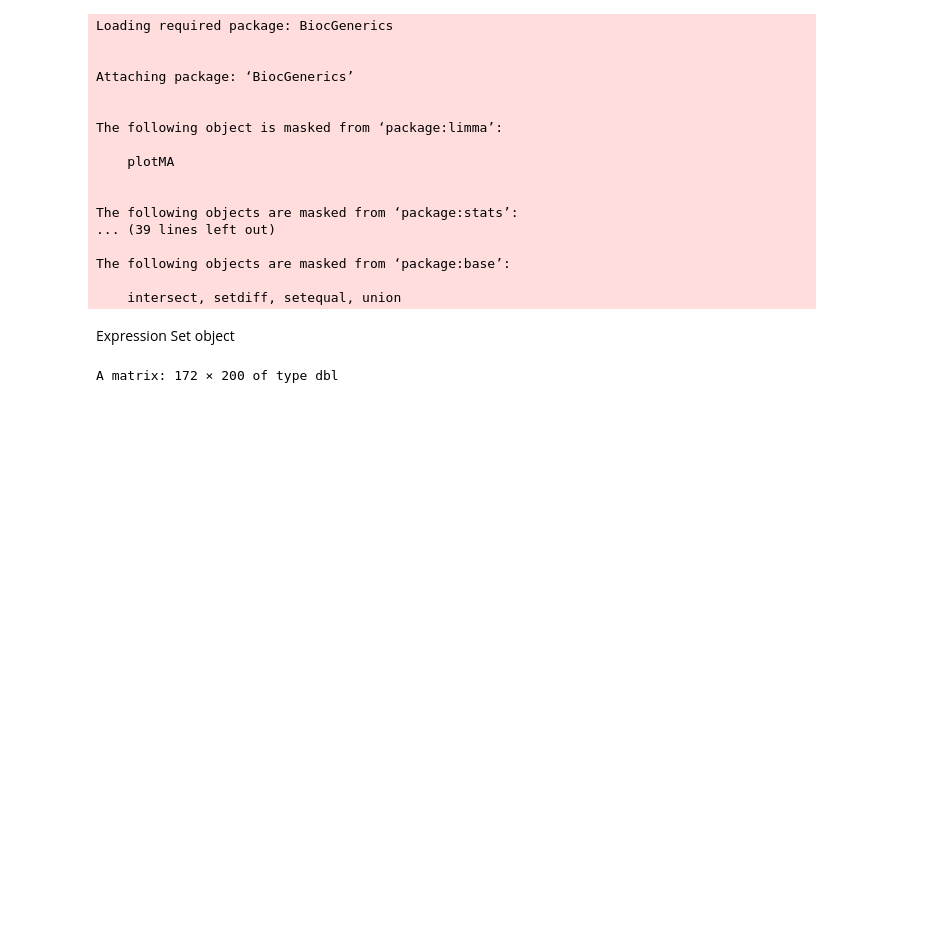
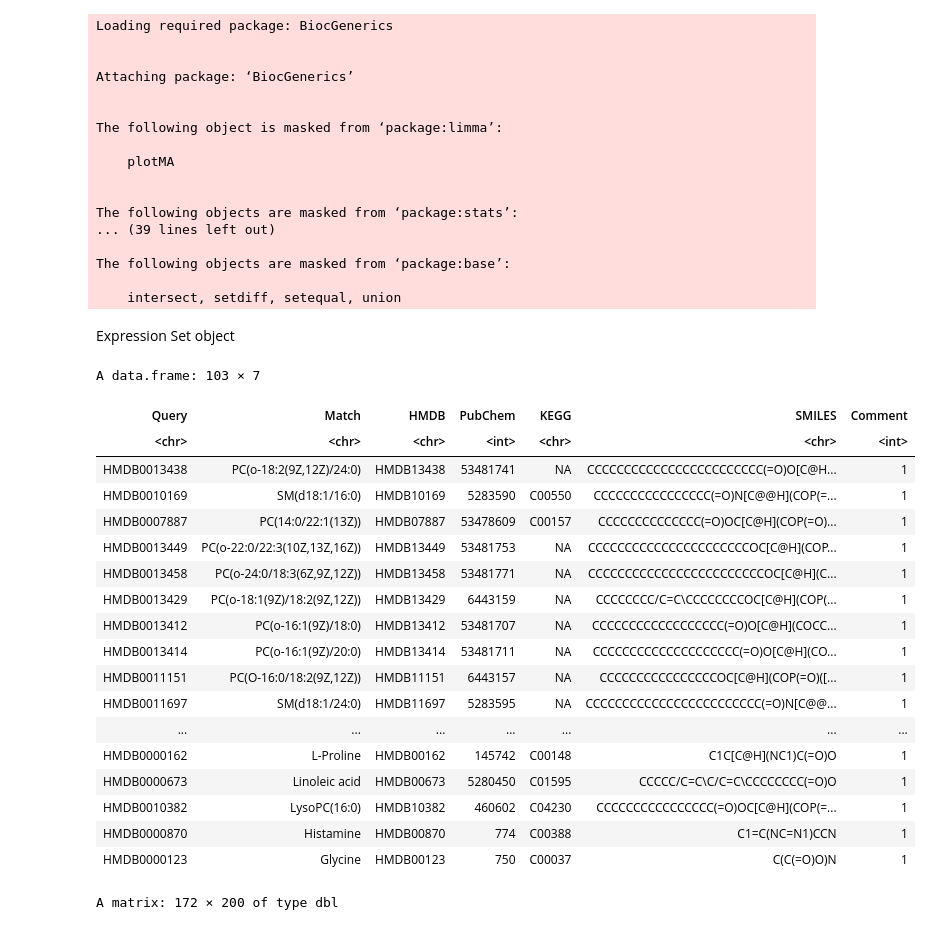
Before and after one commit to lanagarmire/AD_multi_Omics, a Jupyter notebook: 2_limma_LMCI_META.ipynb, the cells around one changed output. Drawn from its saved outputs; the diff is of its cells as text; code cells hidden in the pictures; blank space fills up the shorter version.

```diff
--- a/2_limma_LMCI_META.ipynb
+++ b/2_limma_LMCI_META.ipynb
@@ -32,3 +31,30 @@ data <- read.csv("extdata/all_lmci_metab_hmdb_lilikoi.csv", header=TRUE)
+# %%
+for (i in 1:nrow(name_map)){
+    number=substr(name_map$HMDB[i], nchar(name_map$HMDB[i]) - 5 + 1, nchar(name_map$HMDB[i]))
+    hmdb_name=paste("HMDB",number,sep="")
+    name_map$HMDB[i]=hmdb_name
+}
+name_map
+# %% [output]
+A data.frame: 103 × 7
+| Query | Match | HMDB | PubChem | KEGG | SMILES | Comment |
+| <chr> | <chr> | <chr> | <int> | <chr> | <chr> | <int> |
+| HMDB0013438 | PC(o-18:2(9Z,12Z)/24:0) | HMDB13438 | 53481741 | NA | CCCCCCCCCCCCCCCCCCCCCCCC(=O)O[C@H... | 1 |
+| HMDB0010169 | SM(d18:1/16:0) | HMDB10169 | 5283590 | C00550 | CCCCCCCCCCCCCCCC(=O)N[C@@H](COP(=... | 1 |
+| HMDB0007887 | PC(14:0/22:1(13Z)) | HMDB07887 | 53478609 | C00157 | CCCCCCCCCCCCCC(=O)OC[C@H](COP(=O)... | 1 |
+| HMDB0013449 | PC(o-22:0/22:3(10Z,13Z,16Z)) | HMDB13449 | 53481753 | NA | CCCCCCCCCCCCCCCCCCCCCCOC[C@H](COP... | 1 |
+| HMDB0013458 | PC(o-24:0/18:3(6Z,9Z,12Z)) | HMDB13458 | 53481771 | NA | CCCCCCCCCCCCCCCCCCCCCCCCOC[C@H](C... | 1 |
+| HMDB0013429 | PC(o-18:1(9Z)/18:2(9Z,12Z)) | HMDB13429 | 6443159 | NA | CCCCCCCC/C=C\CCCCCCCCOC[C@H](COP(... | 1 |
+| HMDB0013412 | PC(o-16:1(9Z)/18:0) | HMDB13412 | 53481707 | NA | CCCCCCCCCCCCCCCCCC(=O)O[C@H](COCC... | 1 |
+| HMDB0013414 | PC(o-16:1(9Z)/20:0) | HMDB13414 | 53481711 | NA | CCCCCCCCCCCCCCCCCCCC(=O)O[C@H](CO... | 1 |
+| HMDB0011151 | PC(O-16:0/18:2(9Z,12Z)) | HMDB11151 | 6443157 | NA | CCCCCCCCCCCCCCCCOC[C@H](COP(=O)([... | 1 |
+| HMDB0011697 | SM(d18:1/24:0) | HMDB11697 | 5283595 | NA | CCCCCCCCCCCCCCCCCCCCCCCC(=O)N[C@@... | 1 |
+| ... | ... | ... | ... | ... | ... | ... |
+| HMDB0000162 | L-Proline | HMDB00162 | 145742 | C00148 | C1C[C@H](NC1)C(=O)O | 1 |
+| HMDB0000673 | Linoleic acid | HMDB00673 | 5280450 | C01595 | CCCCC/C=C\C/C=C\CCCCCCCC(=O)O | 1 |
+| HMDB0010382 | LysoPC(16:0) | HMDB10382 | 460602 | C04230 | CCCCCCCCCCCCCCCC(=O)OC[C@H](COP(=... | 1 |
+| HMDB0000870 | Histamine | HMDB00870 | 774 | C00388 | C1=C(NC=N1)CCN | 1 |
+| HMDB0000123 | Glycine | HMDB00123 | 750 | C00037 | C(C(=O)O)N | 1 |
 # %%
 data_1 = data[,c(-1,-2)]
 # %%
```
Also changed, not shown: parts of 11 cells of this notebook, 1 other file.
